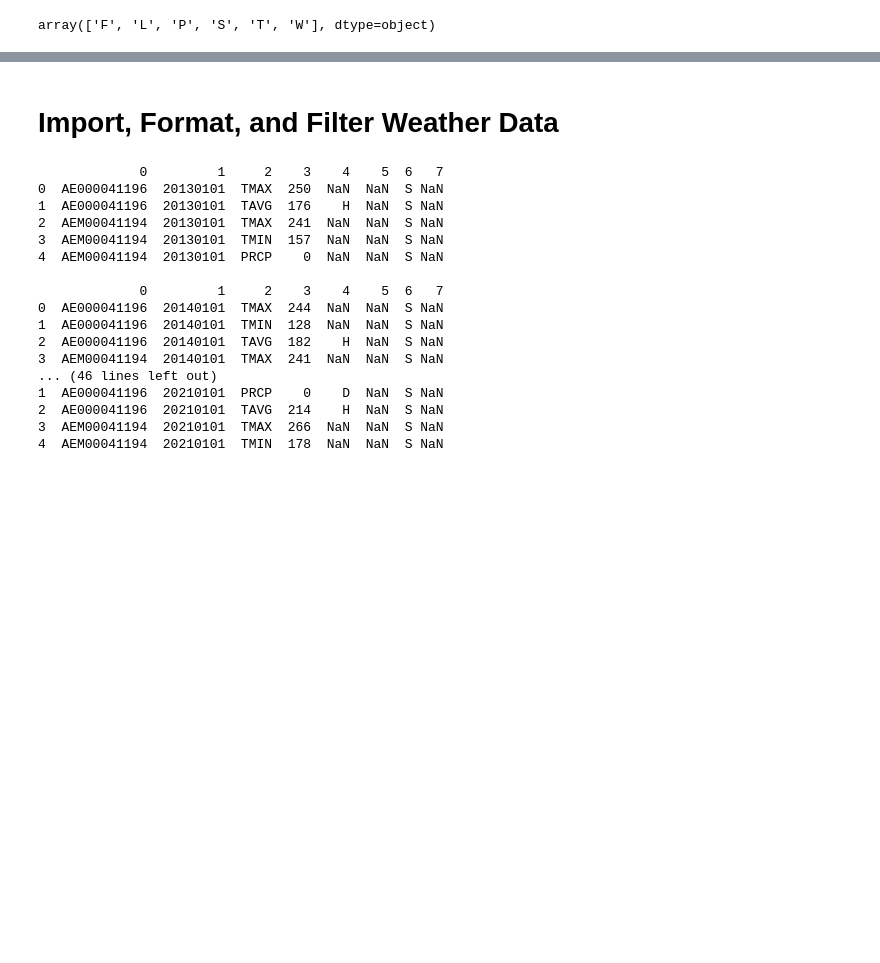
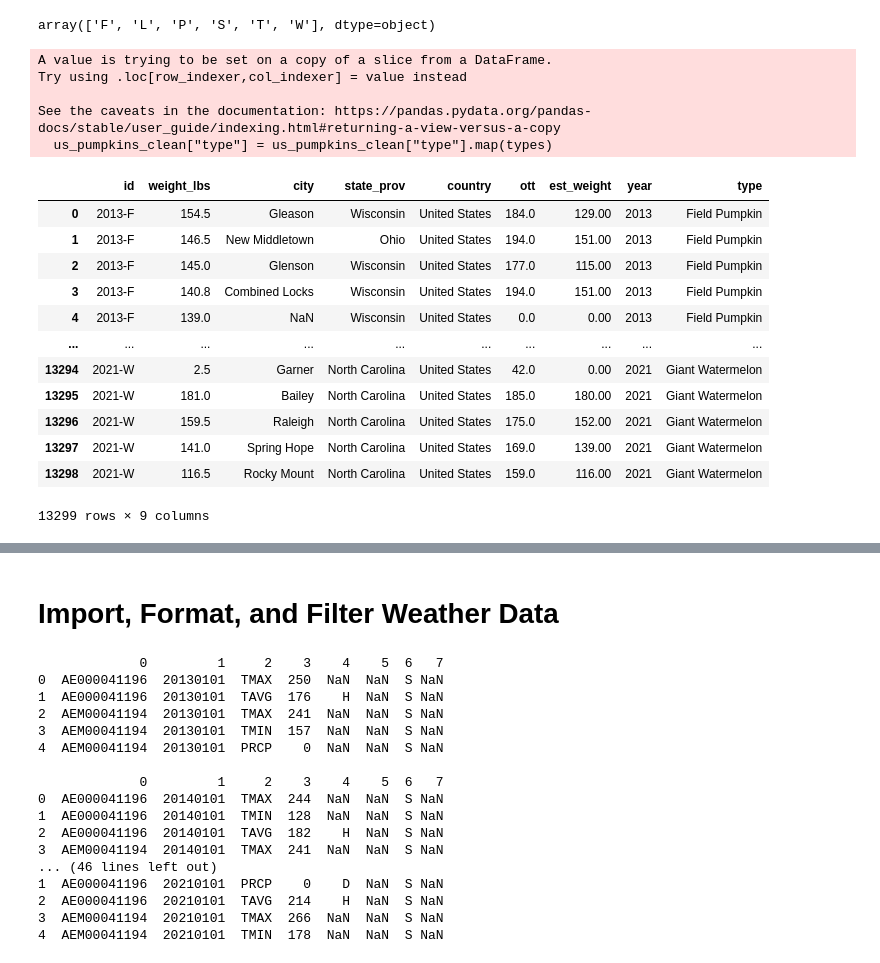
Before and after one commit to eric1650/w203_lab2, a Jupyter notebook: pumpkins/data_preparation.ipynb, the cells around one changed output, grey strips where cells are left out. Saved outputs shown, nothing was run; the diff lists cells and outputs as text; code cells hidden in the pictures; blank space fills up the shorter version.

```diff
--- a/pumpkins/data_preparation.ipynb
+++ b/pumpkins/data_preparation.ipynb
@@ -175,0 +195,22 @@ array(['F', 'L', 'P', 'S', 'T', 'W'], dtype=object)
+# %%
+us_pumpkins_clean["type"] = us_pumpkins_clean["type"].map(types)
+us_pumpkins_clean
+# %% [output]
+A value is trying to be set on a copy of a slice from a DataFrame.
+Try using .loc[row_indexer,col_indexer] = value instead
+
+See the caveats in the documentation: https://pandas.pydata.org/pandas-docs/stable/user_guide/indexing.html#returning-a-view-versus-a-copy
+  us_pumpkins_clean["type"] = us_pumpkins_clean["type"].map(types)
+|  | id | weight_lbs | city | state_prov | country | ott | est_weight | year | type |
+| 0 | 2013-F | 154.5 | Gleason | Wisconsin | United States | 184.0 | 129.00 | 2013 | Field Pumpkin |
+| 1 | 2013-F | 146.5 | New Middletown | Ohio | United States | 194.0 | 151.00 | 2013 | Field Pumpkin |
+| 2 | 2013-F | 145.0 | Glenson | Wisconsin | United States | 177.0 | 115.00 | 2013 | Field Pumpkin |
+| 3 | 2013-F | 140.8 | Combined Locks | Wisconsin | United States | 194.0 | 151.00 | 2013 | Field Pumpkin |
+| 4 | 2013-F | 139.0 | NaN | Wisconsin | United States | 0.0 | 0.00 | 2013 | Field Pumpkin |
+| ... | ... | ... | ... | ... | ... | ... | ... | ... | ... |
+| 13294 | 2021-W | 2.5 | Garner | North Carolina | United States | 42.0 | 0.00 | 2021 | Giant Watermelon |
+| 13295 | 2021-W | 181.0 | Bailey | North Carolina | United States | 185.0 | 180.00 | 2021 | Giant Watermelon |
+| 13296 | 2021-W | 159.5 | Raleigh | North Carolina | United States | 175.0 | 152.00 | 2021 | Giant Watermelon |
+| 13297 | 2021-W | 141.0 | Spring Hope | North Carolina | United States | 169.0 | 139.00 | 2021 | Giant Watermelon |
+| 13298 | 2021-W | 116.5 | Rocky Mount | North Carolina | United States | 159.0 | 116.00 | 2021 | Giant Watermelon |
+13299 rows × 9 columns
```
Also changed, not shown: parts of 15 cells of this notebook, 2 other files.
